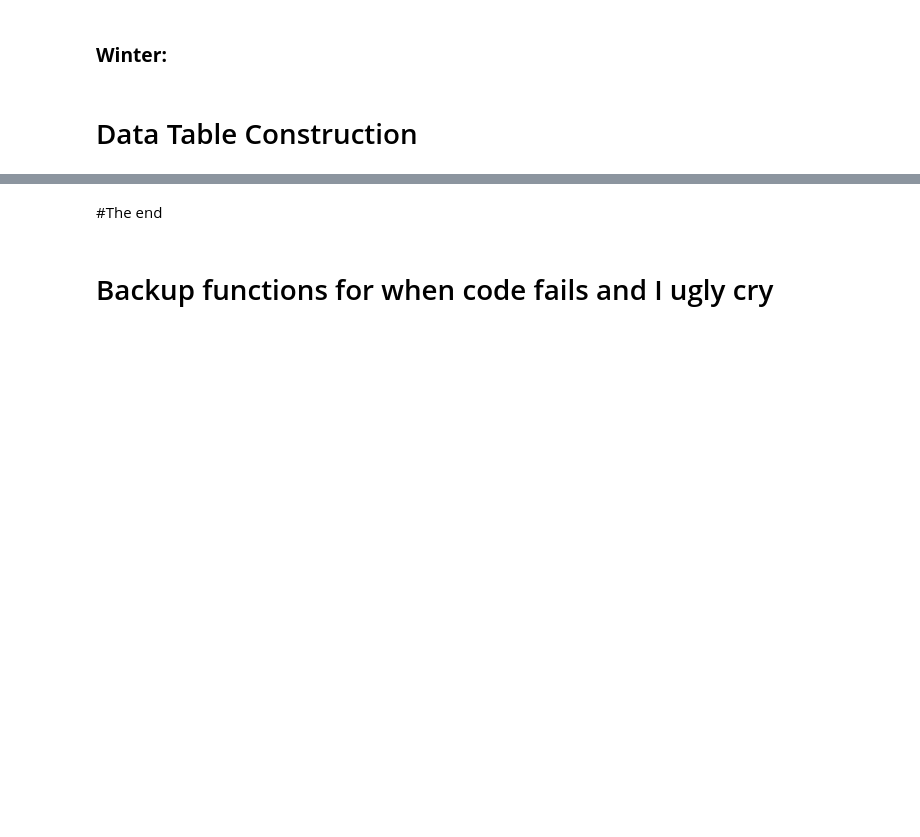
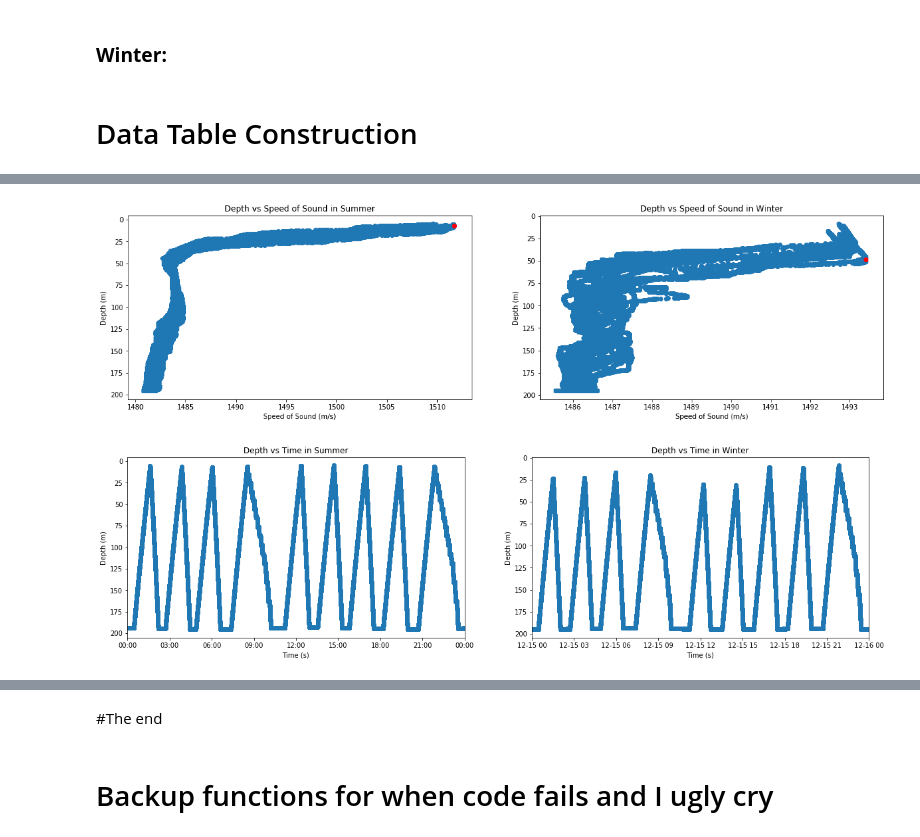
Before and after one commit to carpetmat/Class-Activity_Project-1, a Jupyter notebook: Project1.ipynb, the cells around one changed output, grey strips where cells are left out. Drawn from its saved outputs; the diff is of its cells as text; code cells hidden in the pictures; blank space fills up the shorter version.

```diff
--- a/Project1.ipynb
+++ b/Project1.ipynb
@@ -945,0 +761,43 @@ Text(0.5, 1.0, 'Depth vs Time')
+# %%
+#PRINT DAH DATAH
+Profiler_Name = 'Oregon Shelf Surface Piercing Profiler Mooring'
+Season = 'Summer'
+Table1S = Check_and_Pull(Data_url_add_to_queue1S,Profiler_Name,Season)
+Season = 'Winter'
+Table1W = Check_and_Pull(Data_url_add_to_queue1W,Profiler_Name,Season)
+
+Profiler_Name = 'Oregon Offshore Cabled Shallow Profiler Mooring'
+Season = 'Summer'
+Table2S = Check_and_Pull(Data_url_add_to_queue2S,Profiler_Name,Season)
+Season = 'Winter'
+Table2W = Check_and_Pull(Data_url_add_to_queue2W,Profiler_Name,Season)
+
+Profiler_Name = 'Oregon Offshore Cabled Deep Profiler Mooring'
+Season = 'Summer'
+Table3S = Check_and_Pull(Data_url_add_to_queue3S,Profiler_Name,Season)
+Season = 'Winter'
+Table3W = Check_and_Pull(Data_url_add_to_queue3W,Profiler_Name,Season)
+
+Profiler_Name = 'Oregon Slope Base Shallow Profiler'
+Season = 'Summer'
+Table4S = Check_and_Pull(Data_url_add_to_queue4S,Profiler_Name,Season)
+Season = 'Winter'
+Table4W = Check_and_Pull(Data_url_add_to_queue4W,Profiler_Name,Season)
+
+Profiler_Name = 'Oregon Slope Base Deep Profiler'
+Season = 'Summer'
+Table5S = Check_and_Pull(Data_url_add_to_queue5S,Profiler_Name,Season)
+Season = 'Winter'
+Table5W = Check_and_Pull(Data_url_add_to_queue5W,Profiler_Name,Season)
+
+Profiler_Name = 'Axial Base Shallow Profiler'
+Season = 'Summer'
+Table6S = Check_and_Pull(Data_url_add_to_queue6S,Profiler_Name,Season)
+Season = 'Winter'
+Table6W = Check_and_Pull(Data_url_add_to_queue6W,Profiler_Name,Season)
+
+Profiler_Name = 'Axial Base Deep Profiler'
+Season = 'Summer'
+Table7S = Check_and_Pull(Data_url_add_to_queue7S,Profiler_Name,Season)
+Season = 'Winter'
+Table7W = Check_and_Pull(Data_url_add_to_queue7W,Profiler_Name,Season)
@@ -945,0 +810,5 @@ Text(0.5, 1.0, 'Depth vs Time')
+# %%
+Print_Graphs(Table2S,Table2W)
+# %% [output]
+[figure, added]
+[figure, added]
```
Also changed, not shown: parts of 35 cells of this notebook.
